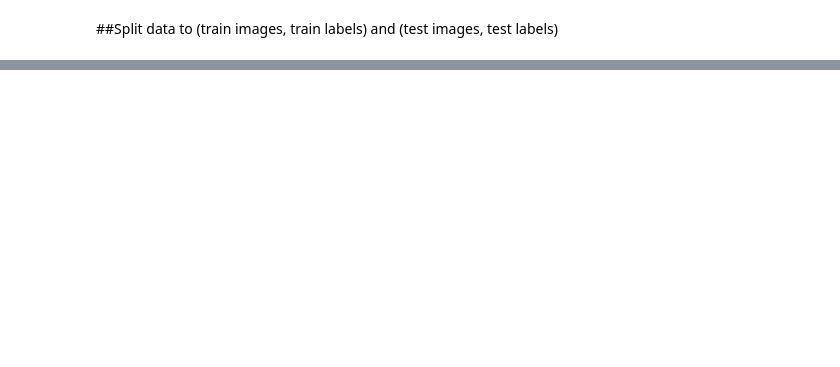
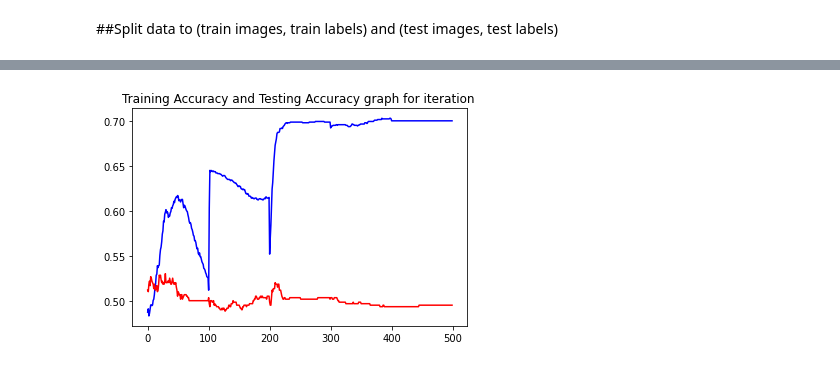
Before and after one commit to pithesun/machine_learning_cl, a Jupyter notebook: MovieReview/MovieReview.ipynb, the cells around one changed output, grey strips where cells are left out. Cells and saved outputs as stored; diff of their text form; code cells hidden in the pictures; blank space fills up the shorter version.

```diff
--- a/MovieReview/MovieReview.ipynb
+++ b/MovieReview/MovieReview.ipynb
@@ -451,0 +630,11 @@ print(accuracy_score(y_test, y_pred_test)
+# %%
+import matplotlib.pyplot as plt
+
+#J(th0, th1, th2, th3, th4, x, y)
+plt.title("Training Accuracy and Testing Accuracy graph for iteration ")
+plt.plot(range(500), np.array(accuracy_array), color = 'blue' )
+plt.plot(range(500), np.array(accuracy_array_t), color = 'red' )
+
+plt.show()
+# %% [output]
+[figure, added]
```
Also changed, not shown: parts of 30 cells of this notebook.
